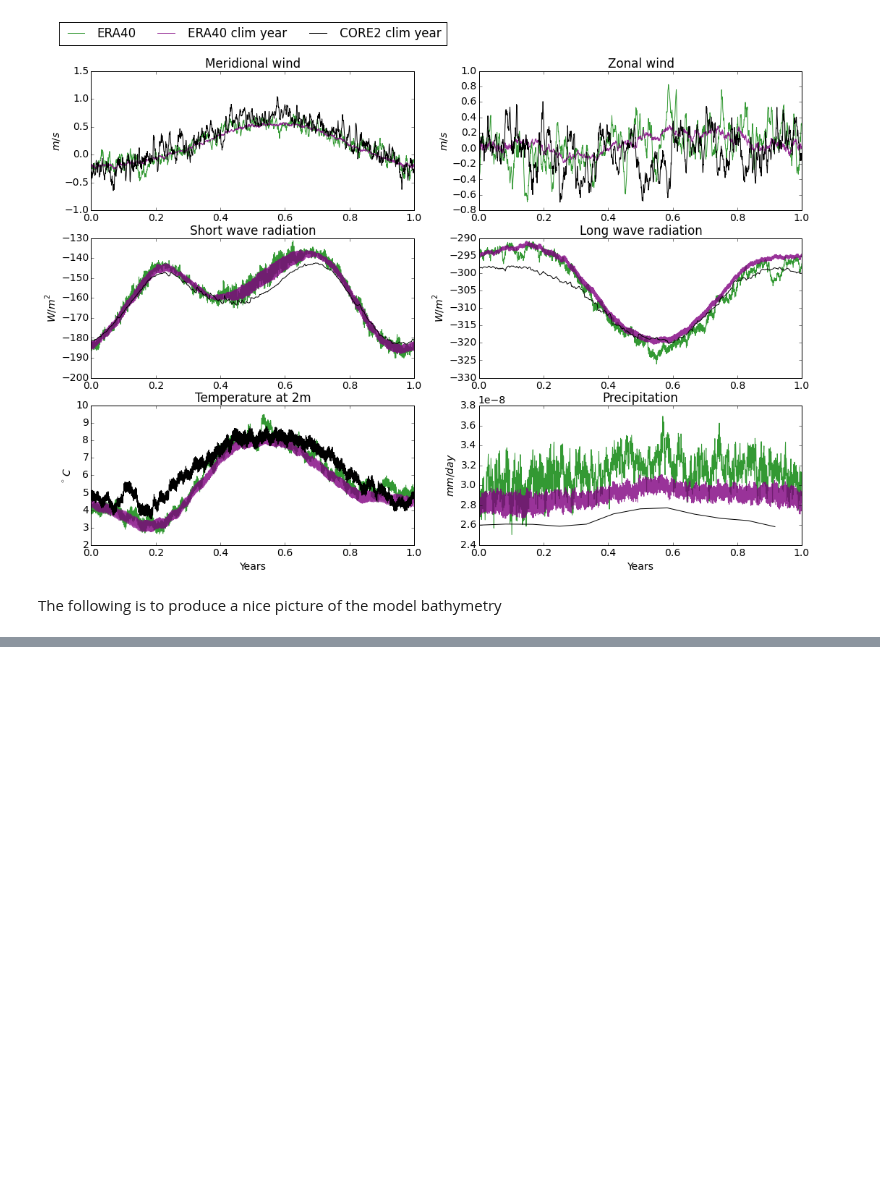
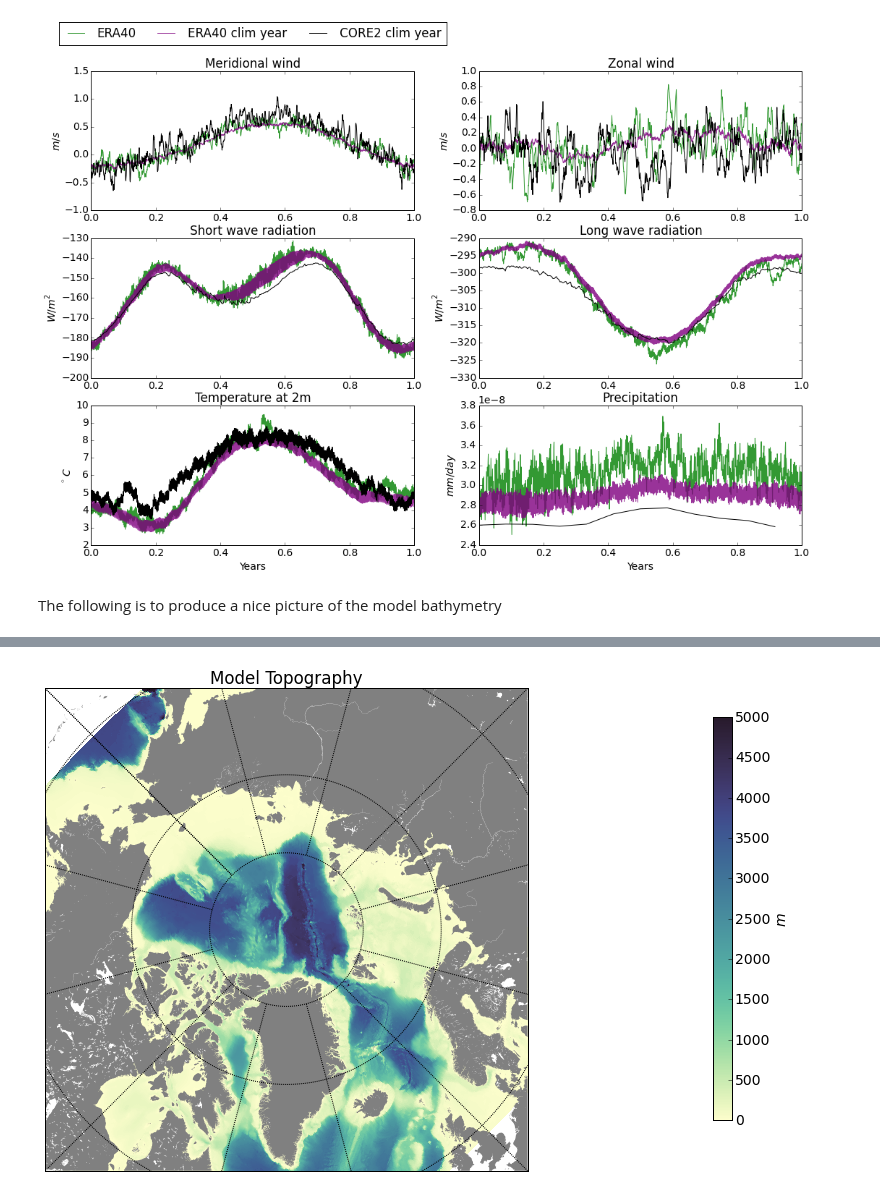
Before and after one commit to AlessandroMozzato/notebooks, a Jupyter notebook: Forcing_datasets.ipynb, the cells around one changed output, grey strips where cells are left out. Cells and saved outputs as stored; diff of their text form; code cells hidden in the pictures; blank space fills up the shorter version.

```diff
--- a/Forcing_datasets.ipynb
+++ b/Forcing_datasets.ipynb
@@ -259,0 +227,41 @@ yp                       int         1
+# %%
+def grid_read(res):
+    ''' use: grid = grid_read(res) '''
+    path = "/scratch/general/am8e13/results"+str(res)+"km/grid.nc"
+    file2read = netcdf.NetCDFFile(path,'r')
+    # Bathy is 1 on land and 0 over sea
+    grid = {}
+    for var in ['HFacC','HFacW','HFacS','YC','XC','Z','Y','X','Depth']:
+        temp = file2read.variables[var]
+        grid[var] = temp[:]*1
+    file2read.close()
+    return grid
+grid_toplot = grid_read(9)
+# %%
+def basemap_bathy(grid):
+    lat_ts=90.0 ; lat_0=90.0 ; lon_0=-45.0 ;
+    sgn=1
+    width=7000000. ; height=7000000.0 ;
+    vmin = 0; vmax = 5000 ;
+
+    fig, axes = plt.subplots(1,1)
+    m = Basemap(ax=axes,width=width,height=height,resolution='h',\
+                    projection='stere',lat_ts=lat_ts,lat_0=lat_0,lon_0=lon_0)
+    # the continents will be drawn on top.
+    m.drawmapboundary(fill_color='white')
+    # fill continents, set lake color same as ocean color.
+    m.fillcontinents(color='grey',lake_color='white')
+    x,y=m(grid['XC'],grid['YC'])
+    sitm = np.ma.masked_where(np.isnan(grid['HFacC'][0,:,:]),grid['Depth'])
+    CS=m.pcolormesh(x,y,sitm,cmap=cmocean.cm.bathymetry,vmin=vmin,vmax=vmax)
+    m.drawparallels(np.arange(-80.,81.,15.))
+    m.drawmeridians(np.arange(-180.,181.,30.))
+    axes.set_title('Model Topography')
+    cbar_ax = fig.add_axes([1.9, 0.3, 0.045, 1.4])
+    cbar = plt.colorbar(CS, cax=cbar_ax,)
+    cbar.ax.set_ylabel(r'$m$')
+    fig.subplots_adjust(right=1.7,top=1.8)
+
+basemap_bathy(grid_toplot)
+# %% [output]
+[figure, added]
```
Also changed, not shown: parts of 6 cells of this notebook.
